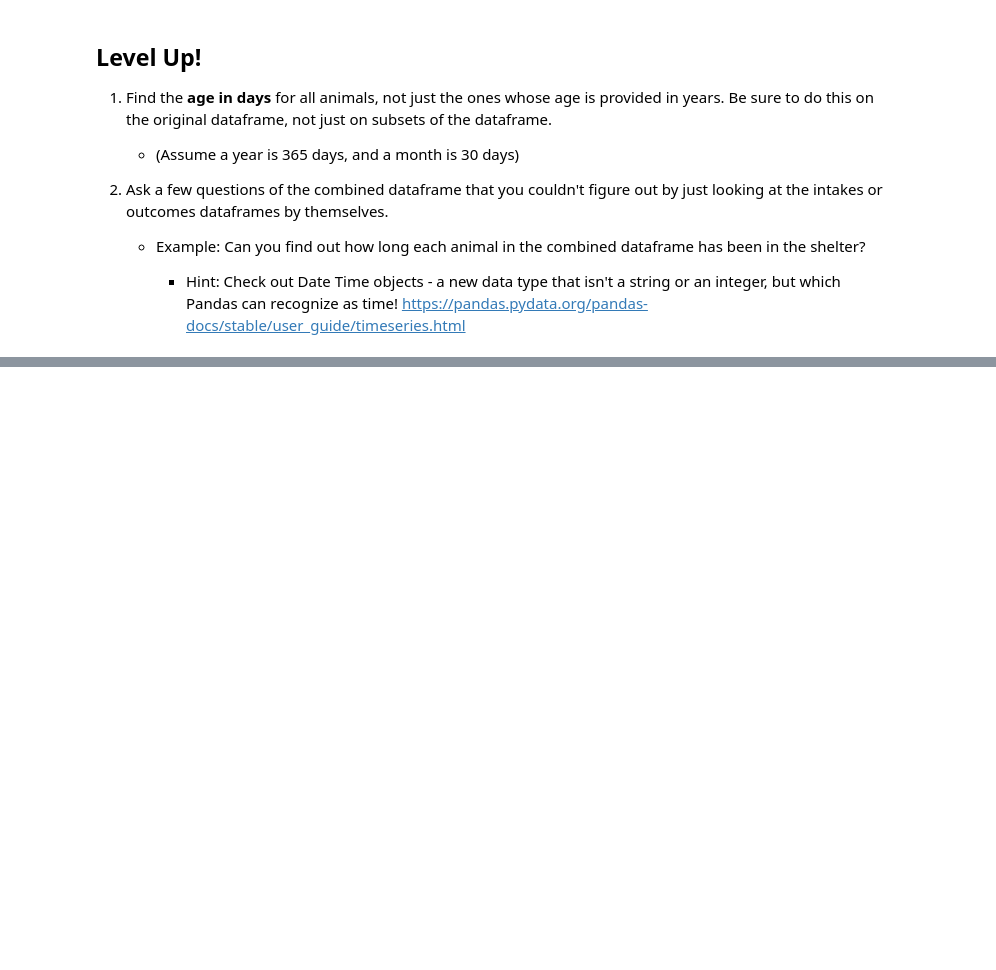
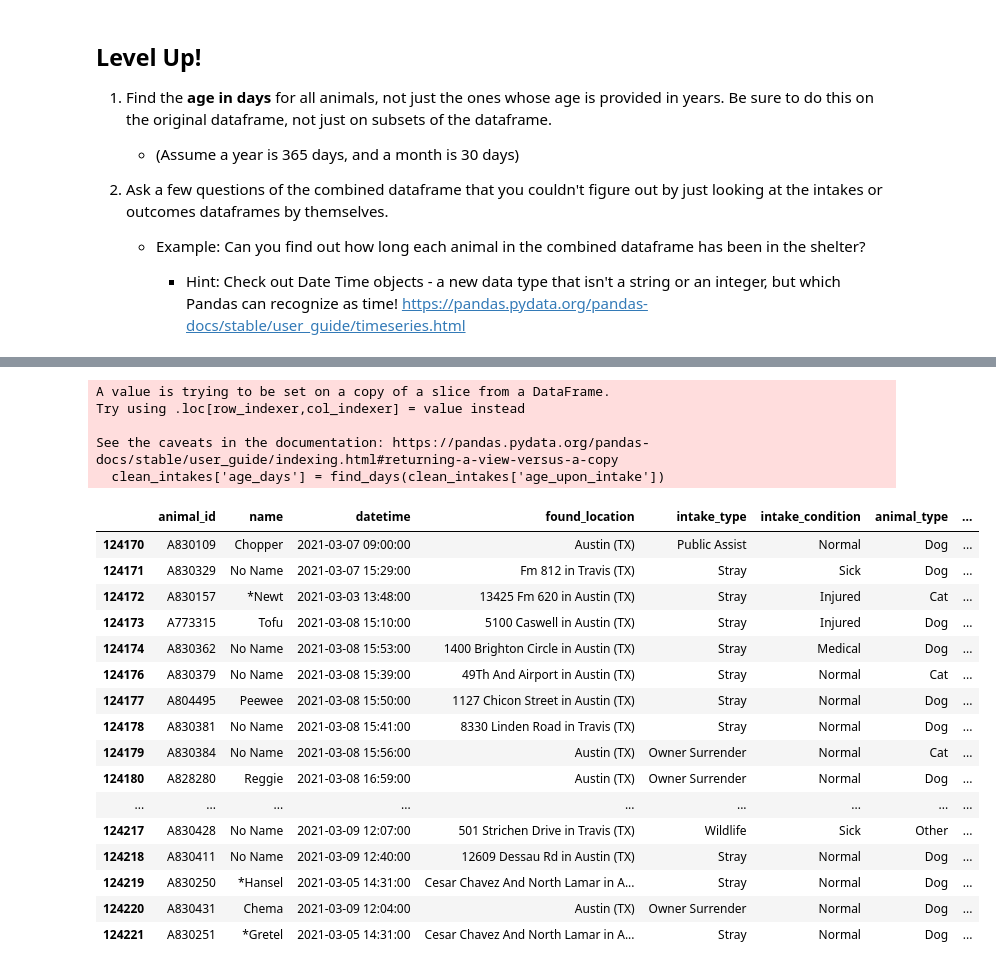
Before and after one commit to danielhlee4/Online-DS-PT-022221, a Jupyter notebook: Phase1/05-Pandas-Practice.ipynb, the cells around one changed output, grey strips where cells are left out. Drawn from its saved outputs; the diff is of its cells as text; code cells hidden in the pictures; blank space fills up the shorter version.

```diff
--- a/Phase1/05-Pandas-Practice.ipynb
+++ b/Phase1/05-Pandas-Practice.ipynb
@@ -335,0 +430,36 @@ Let's discuss - can anyone guess why I had us remove duplicates before this merg
+# %%
+def find_days(series):
+    for x in series:
+        if 'year' in x[1]:
+            days = int(x[0]) * 365
+        elif 'month' in x[1]:
+            days = int(x[0]) * 30
+        else:
+            days = int(x[0])
+    return days
+
+clean_intakes['age_days'] = find_days(clean_intakes['age_upon_intake'])
+clean_intakes.tail(50)
+# %% [output]
+A value is trying to be set on a copy of a slice from a DataFrame.
+Try using .loc[row_indexer,col_indexer] = value instead
+
+See the caveats in the documentation: https://pandas.pydata.org/pandas-docs/stable/user_guide/indexing.html#returning-a-view-versus-a-copy
+  clean_intakes['age_days'] = find_days(clean_intakes['age_upon_intake'])
+|  | animal_id | name | datetime | found_location | intake_type | intake_condition | animal_type | ... |
+| 124170 | A830109 | Chopper | 2021-03-07 09:00:00 | Austin (TX) | Public Assist | Normal | Dog | ... |
+| 124171 | A830329 | No Name | 2021-03-07 15:29:00 | Fm 812 in Travis (TX) | Stray | Sick | Dog | ... |
+| 124172 | A830157 | *Newt | 2021-03-03 13:48:00 | 13425 Fm 620 in Austin (TX) | Stray | Injured | Cat | ... |
+| 124173 | A773315 | Tofu | 2021-03-08 15:10:00 | 5100 Caswell in Austin (TX) | Stray | Injured | Dog | ... |
+| 124174 | A830362 | No Name | 2021-03-08 15:53:00 | 1400 Brighton Circle in Austin (TX) | Stray | Medical | Dog | ... |
+| 124176 | A830379 | No Name | 2021-03-08 15:39:00 | 49Th And Airport in Austin (TX) | Stray | Normal | Cat | ... |
+| 124177 | A804495 | Peewee | 2021-03-08 15:50:00 | 1127 Chicon Street in Austin (TX) | Stray | Normal | Dog | ... |
+| 124178 | A830381 | No Name | 2021-03-08 15:41:00 | 8330 Linden Road in Travis (TX) | Stray | Normal | Dog | ... |
+| 124179 | A830384 | No Name | 2021-03-08 15:56:00 | Austin (TX) | Owner Surrender | Normal | Cat | ... |
+| 124180 | A828280 | Reggie | 2021-03-08 16:59:00 | Austin (TX) | Owner Surrender | Normal | Dog | ... |
+| ... | ... | ... | ... | ... | ... | ... | ... | ... |
+| 124217 | A830428 | No Name | 2021-03-09 12:07:00 | 501 Strichen Drive in Travis (TX) | Wildlife | Sick | Other | ... |
+| 124218 | A830411 | No Name | 2021-03-09 12:40:00 | 12609 Dessau Rd in Austin (TX) | Stray | Normal | Dog | ... |
+| 124219 | A830250 | *Hansel | 2021-03-05 14:31:00 | Cesar Chavez And North Lamar in A... | Stray | Normal | Dog | ... |
+| 124220 | A830431 | Chema | 2021-03-09 12:04:00 | Austin (TX) | Owner Surrender | Normal | Dog | ... |
+| 124221 | A830251 | *Gretel | 2021-03-05 14:31:00 | Cesar Chavez And North Lamar in A... | Stray | Normal | Dog | ... |
```
Also changed, not shown: parts of 17 cells of this notebook.
